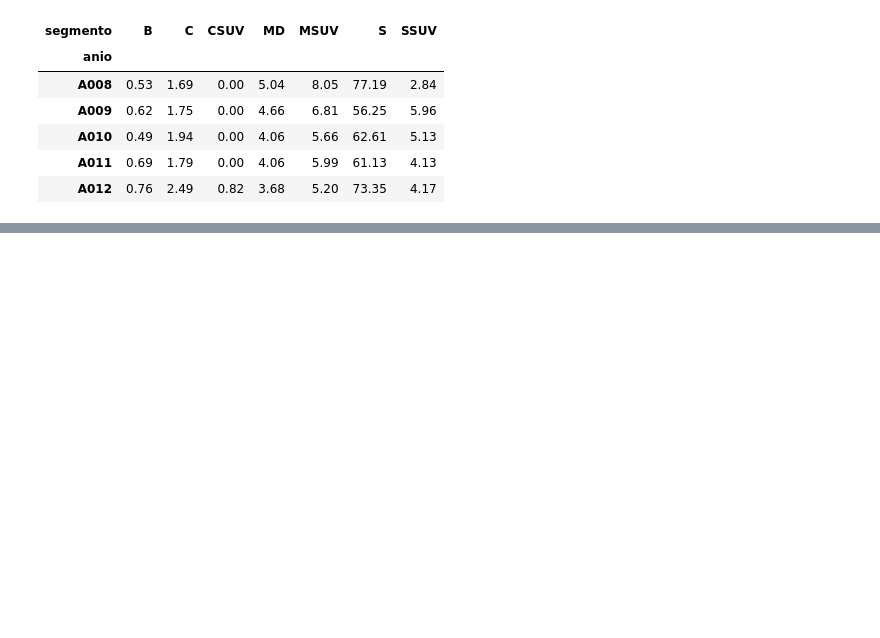
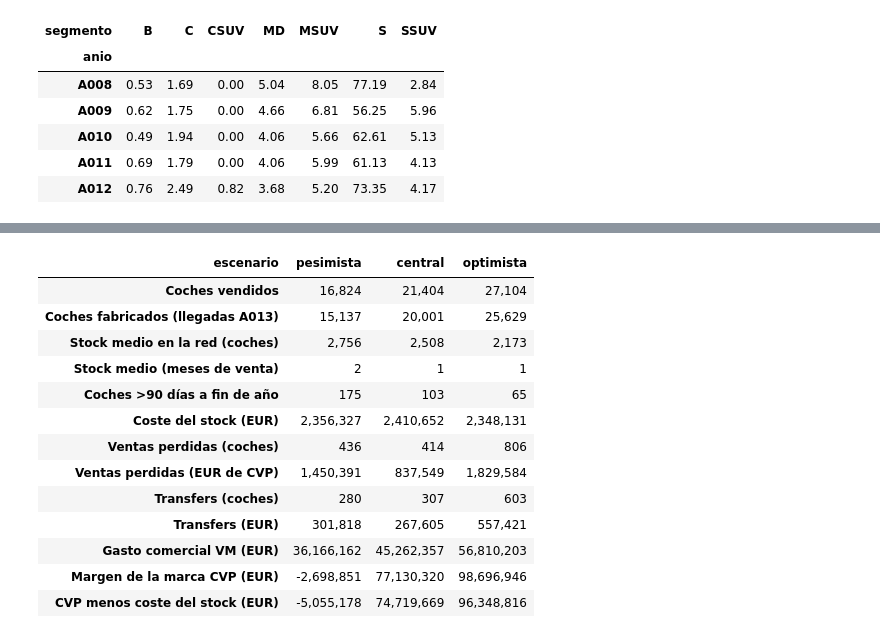
Before and after one commit to claudiaalozano/kaido-motors, a Jupyter notebook: prevision_A013.ipynb, the cells around one changed output, grey strips where cells are left out. Saved outputs shown, nothing was run; the diff lists cells and outputs as text; code cells hidden in the pictures; blank space fills up the shorter version.

```diff
--- a/prevision_A013.ipynb
+++ b/prevision_A013.ipynb
@@ -838,0 +869,29 @@ cuota_anual.loc["A008":]
+# %%
+import json
+
+with open(RAIZ / "config" / "supuestos.json", encoding="utf-8") as f:
+    supuestos = json.load(f)
+
+SEGMENTOS_CON_LANZAMIENTO = ["B", "SSUV", "CSUV", "MSUV"]   # tienen códigos nuevos en A013
+EFECTO_LANZAMIENTO = 0.10   # +10 % de cuota: media histórica tras una renovación de gama
+
+def cuota_A013(escenario):
+    """Cuota mensual de Kaido en A013 (en tanto por uno) para un escenario."""
+    meses = pd.date_range("2013-01-01", periods=12, freq="MS")
+    cuota = pd.DataFrame({s: cuota_base[s] / 100 for s in cuota_base.index}, index=meses)
+
+    # Mes de lanzamiento: abril, o más tarde si el escenario trae retraso
+    mes_lanz = supuestos["mes_lanzamiento_A013"] + escenario["retraso_lanzamiento"]
+    tras_lanz = meses.month >= mes_lanz
+    for s in SEGMENTOS_CON_LANZAMIENTO:
+        cuota.loc[tras_lanz, s] *= (1 + EFECTO_LANZAMIENTO) * escenario["producto_factor"]
+    return cuota
+
+# Demanda de Kaido = mercado previsto x cuota
+demanda = {}
+for nombre, esc in escenarios.items():
+    demanda[nombre] = (prevision[nombre] * cuota_A013(esc)).round(0)
+
+resumen_kaido = pd.DataFrame({k: v.sum() for k, v in demanda.items()})
+resumen_kaido.loc["TOTAL"] = resumen_kaido.sum()
+resumen_kaido
@@ -838,0 +953,7 @@ cuota_anual.loc["A008":]
+# %%
+import simulacion as sim
+importlib.reload(sim)
+
+z_elegida, costes_z = sim.elegir_z(demanda, escenarios, inicio)
+print((costes_z / 1000).round(0))   # coste de equivocarse en miles de EUR, para cada z
+z_elegida
@@ -838,0 +977,20 @@ cuota_anual.loc["A008":]
+# %%
+tabla5, rangos, plan = sim.simular_escenarios(demanda, escenarios, inicio, z_elegida)
+
+pd.set_option("display.float_format", "{:,.0f}".format)
+tabla5.loc["TOTAL"]     # la tabla 5 del enunciado; cambia "TOTAL" por "MSUV", "C", etc.
+# %% [output]
+| escenario | pesimista | central | optimista |
+| Coches vendidos | 16,824 | 21,404 | 27,104 |
+| Coches fabricados (llegadas A013) | 15,137 | 20,001 | 25,629 |
+| Stock medio en la red (coches) | 2,756 | 2,508 | 2,173 |
+| Stock medio (meses de venta) | 2 | 1 | 1 |
+| Coches >90 días a fin de año | 175 | 103 | 65 |
+| Coste del stock (EUR) | 2,356,327 | 2,410,652 | 2,348,131 |
+| Ventas perdidas (coches) | 436 | 414 | 806 |
+| Ventas perdidas (EUR de CVP) | 1,450,391 | 837,549 | 1,829,584 |
+| Transfers (coches) | 280 | 307 | 603 |
+| Transfers (EUR) | 301,818 | 267,605 | 557,421 |
+| Gasto comercial VM (EUR) | 36,166,162 | 45,262,357 | 56,810,203 |
+| Margen de la marca CVP (EUR) | -2,698,851 | 77,130,320 | 98,696,946 |
+| CVP menos coste del stock (EUR) | -5,055,178 | 74,719,669 | 96,348,816 |
```
Also changed, not shown: parts of 6 cells of this notebook.
